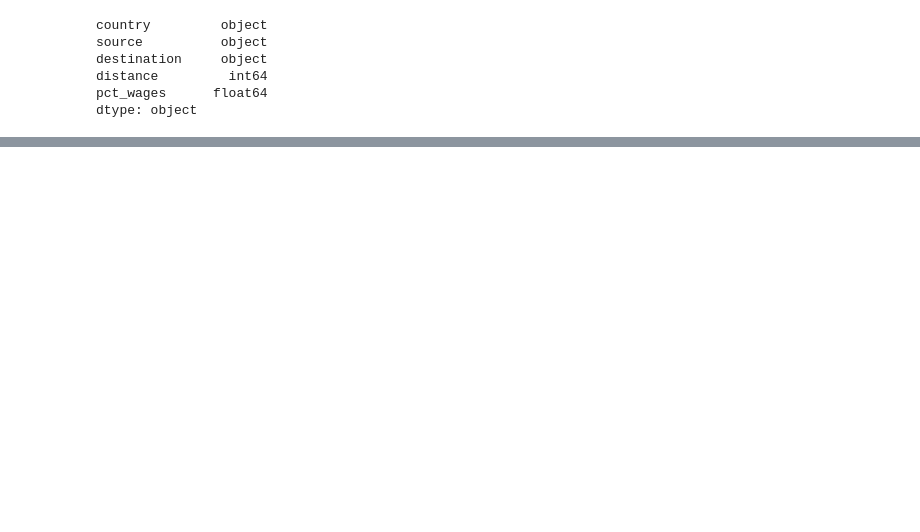
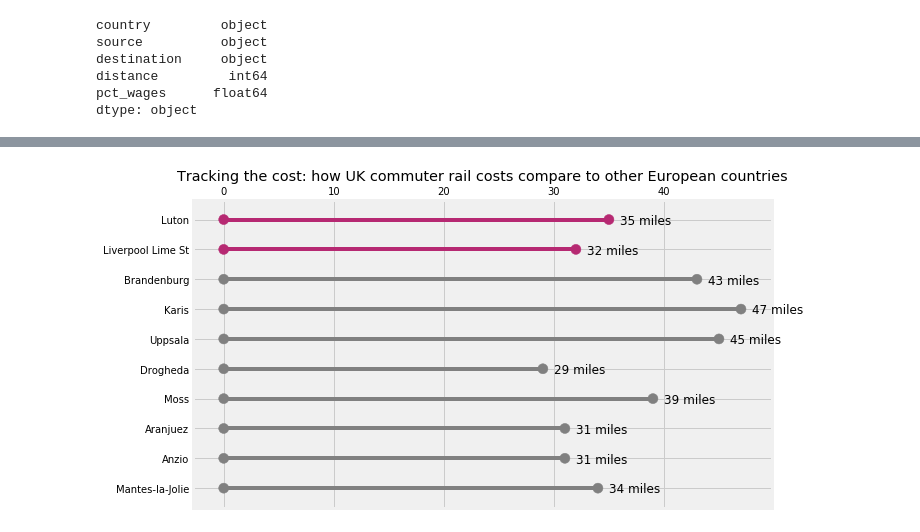
Before and after one commit to SawyerClick/foundations_homework, a Jupyter notebook: 14-homework/The Guardian Reproductions.ipynb, the cells around one changed output, grey strips where cells are left out. Saved outputs shown, nothing was run; the diff lists cells and outputs as text; code cells hidden in the pictures; blank space fills up the shorter version.

```diff
--- a/14-homework/The Guardian Reproductions.ipynb
+++ b/14-homework/The Guardian Reproductions.ipynb
@@ -69,0 +126,26 @@ dtype: object
+# %%
+def build_colors(x):
+    if x.country == 'UK':
+        return '#B62972'
+    else:
+        return 'gray'
+
+colors = commute_df.iloc[::-1].apply(build_colors, axis=1)
+# %%
+fig, ax = plt.subplots(figsize=(10,5))
+ax.hlines(xmin=0, xmax=commute_df['distance'].iloc[::-1], y=commute_df.index, color=colors)
+ax.xaxis.tick_top()
+ax.set_yticks(commute_df.index)
+
+ax.set_title('Tracking the cost: how UK commuter rail costs compare to other European countries')
+
+ax.yaxis.set_ticklabels(commute_df['source'].iloc[::-1])
+legend = [ax.scatter(x=commute_df['distance'].iloc[::-1], y=commute_df.index, s=100, color=colors), ax.scatter(x=commute_df['distance'].iloc[::-1]-commute_df['distance'].iloc[::-1], y=commute_df.index, s=100, color=colors)]
+
+for i, v in enumerate(commute_df['distance'].iloc[::-1]):
+    ax.text(v + 1, i - .15, str(v) + ' miles', color='black', fontsize=12)
+
+plt.tight_layout()
+plt.savefig('gdn_3.pdf', facecolor='w', bb_inches='tight')
+# %% [output]
+[figure, added]
```
Also changed, not shown: parts of 6 cells of this notebook, 5 other files.
